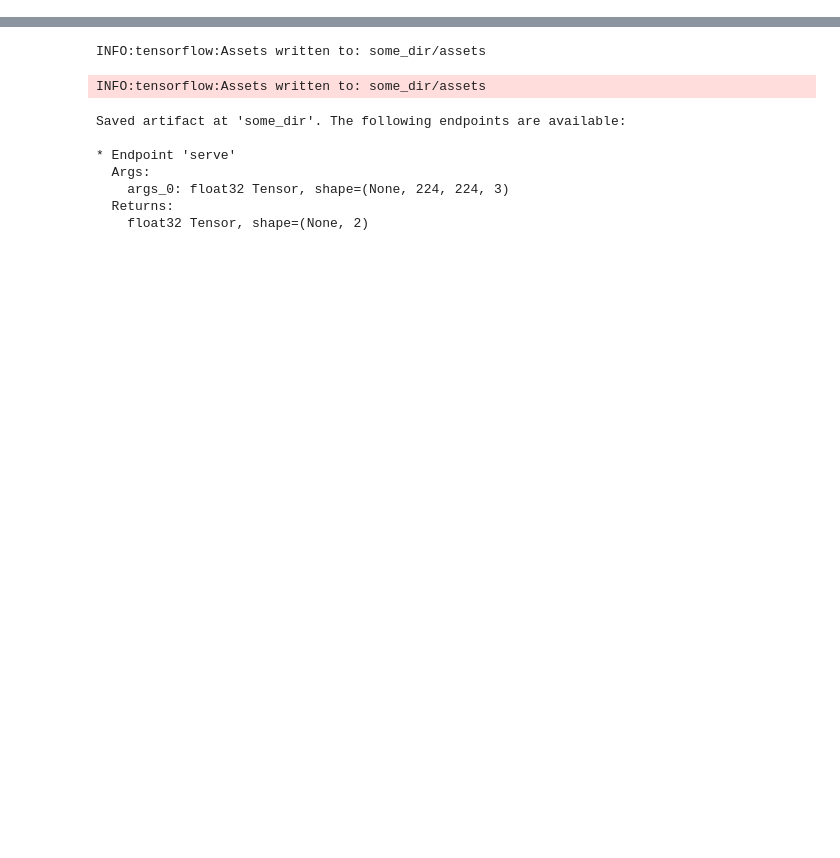
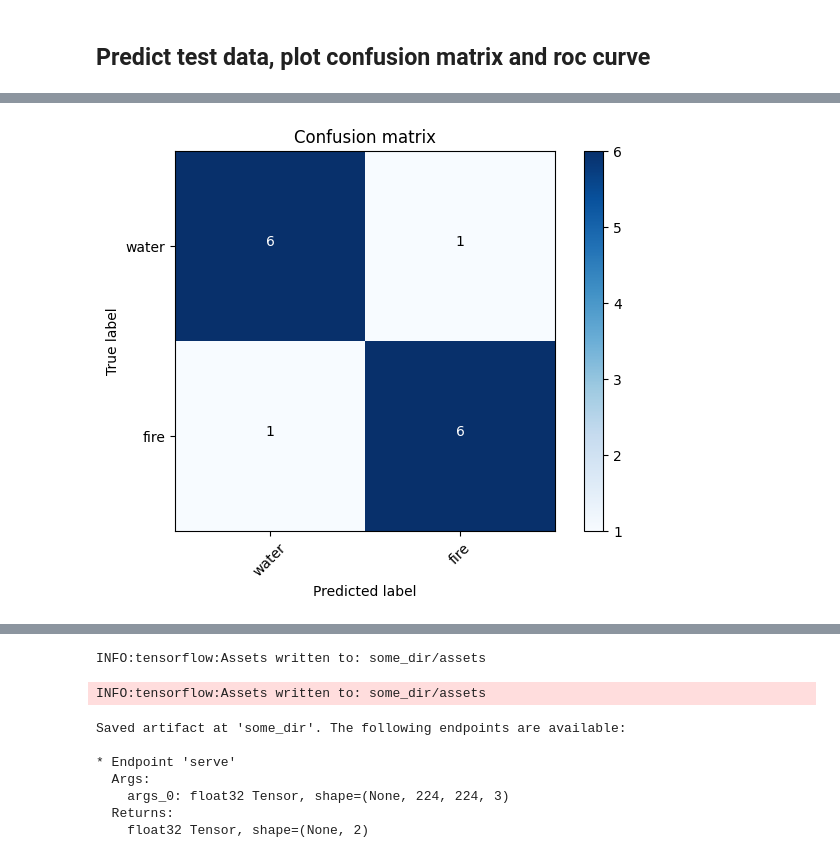
Before and after one commit to sarah190500/AKT, a Jupyter notebook: Untitled.ipynb, the cells around one changed output, grey strips where cells are left out. Cells and saved outputs as stored; diff of their text form; code cells hidden in the pictures; blank space fills up the shorter version.

```diff
--- a/Untitled.ipynb
+++ b/Untitled.ipynb
@@ -211,0 +171,54 @@ AttributeError: module 'tensorflow' has no attribute 'plot_roc'
+# %% [markdown]
+## Predict test data, plot confusion matrix and roc curve
+# %%
+# Load test data
+test_image_files = tf.data.Dataset.list_files([f"./test_data/*/*.{t}" for t in ["jpeg", "jpg", "png"]])
+test_image_files_list = [file_path.numpy().decode("utf-8") for file_path in test_image_files]
+test_dataset = tf.data.Dataset.from_tensor_slices(test_image_files_list)
+test_data = test_dataset.map(lambda x: (load_and_preprocess_image(x), extract_label_from_path(x)))
+test_data = test_data.batch(batch_size)
+
+# Predict the labels
+predictions = model.predict(test_data)
+predicted_class_indices = np.argmax(predictions, axis=1)
+
+# Extract true labels from test_data
+true_labels = np.concatenate([y.numpy() for _, y in test_data], axis=0)
+true_class_indices = np.argmax(true_labels, axis=1)  # Convert boolean to integer (fire: 1, water: 0)
+
+# Generate the confusion matrix
+cm = confusion_matrix(true_class_indices, predicted_class_indices)
+
+# Plotting the confusion matrix
+def plot_confusion_matrix(cm, classes,
+                          normalize=False,
+                          title='Confusion matrix',
+                          cmap=plt.cm.Blues):
+    """
+    This function prints and plots the confusion matrix.
+    Normalization can be applied by setting `normalize=True`.
+    """
+    plt.imshow(cm, interpolation='nearest', cmap=cmap)
+    plt.title(title)
+    plt.colorbar()
+    tick_marks = np.arange(len(classes))
+    plt.xticks(tick_marks, classes, rotation=45)
+    plt.yticks(tick_marks, classes)
+
+    if normalize:
+        cm = cm.astype('float') / cm.sum(axis=1)[:, np.newaxis]
+
+    thresh = cm.max() / 2.
+    for i, j in itertools.product(range(cm.shape[0]), range(cm.shape[1])):
+        plt.text(j, i, cm[i, j],
+                 horizontalalignment="center",
+                 color="white" if cm[i, j] > thresh else "black")
+
+    plt.tight_layout()
+    plt.ylabel('True label')
+    plt.xlabel('Predicted label')
+
+# Plot
+plot_confusion_matrix(cm, classes=['water', 'fire'])  # Note: Order of classes matches boolean conversion
+plt.show()
+# %% [output]
@@ -211,0 +226 @@ AttributeError: module 'tensorflow' has no attribute 'plot_roc'
+[figure, added]
```
Also changed, not shown: parts of 15 cells of this notebook, 14 other files.
